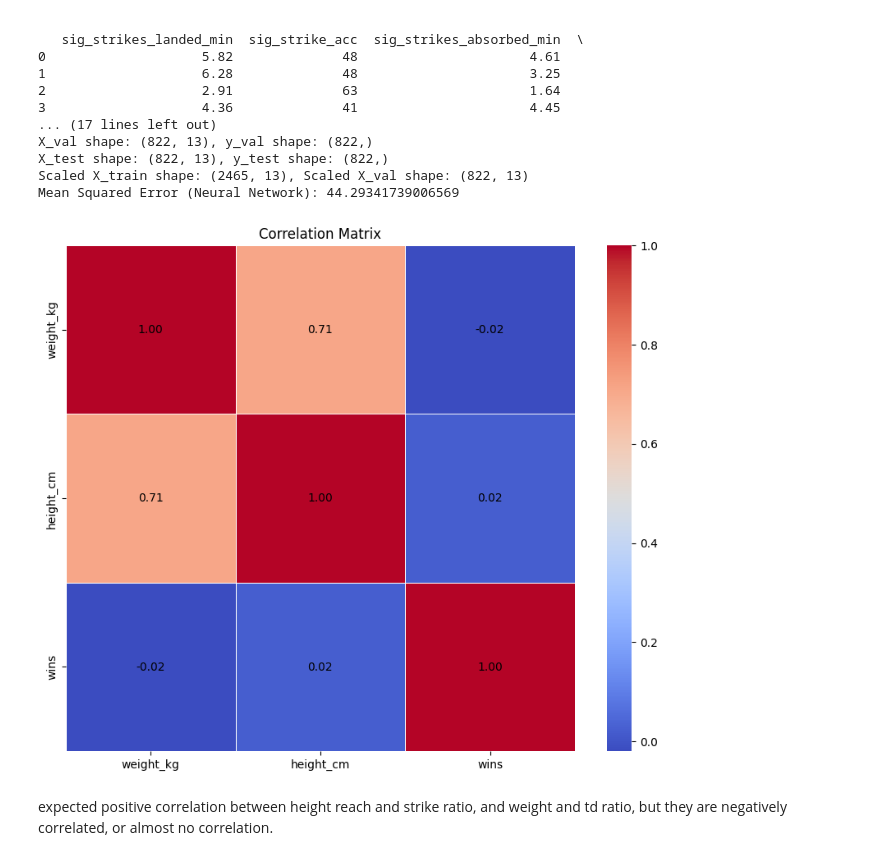
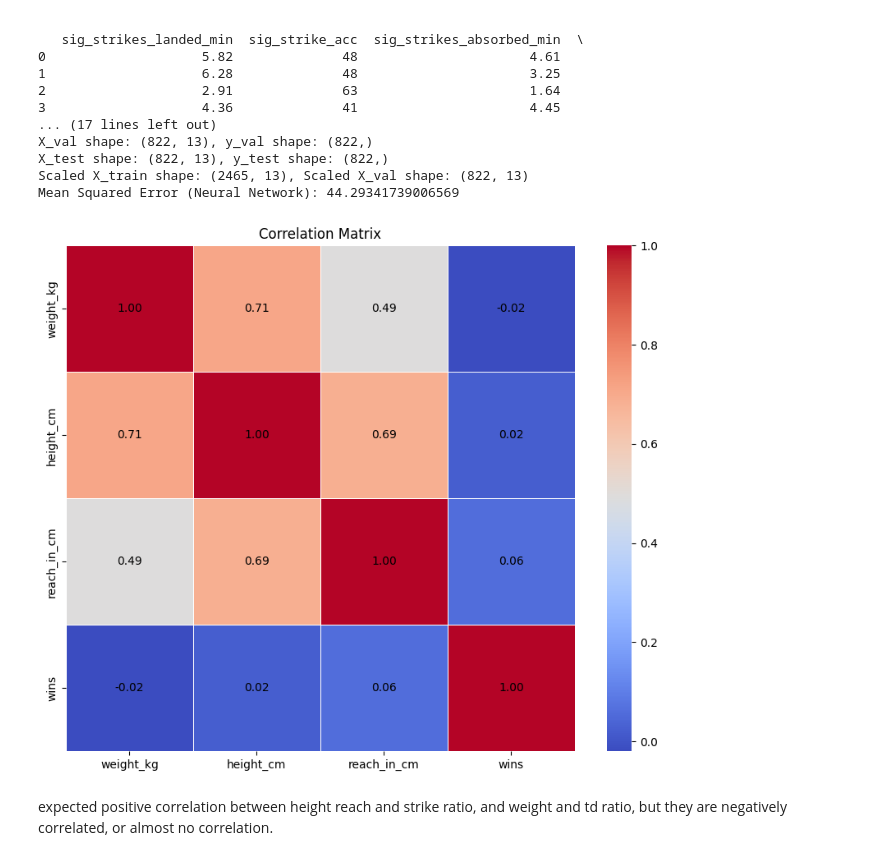
Before and after one commit to ImtiazAli1/INM701, a Jupyter notebook: cw.ipynb, the cells around one changed output. Saved outputs shown, nothing was run; the diff lists cells and outputs as text; code cells hidden in the pictures.

```diff
--- a/cw.ipynb
+++ b/cw.ipynb
@@ -247,35 +244,31 @@ Mean Squared Error (Neural Network): 44.29341739006569
 # %%
 import matplotlib.pyplot as plt
 import pandas as pd
 import os
 import seaborn as sns
 from datetime import datetime
 
 path = "."
 
 filename_read = os.path.join(path, "newufc.csv")
 df = pd.read_csv(filename_read, na_values=['NA', '?'])
 
-# Calculate strike and takedown ratio
-df['strikeratio'] = df['sig_strikes_landed_min'] / df['sig_strike_def']
-df['tdratio'] = df['avg_takedowns_landed_15_min'] / df['takedown_def']
-
 #correlation matrix
-corr_matrix = df[['weight_kg', 'height_cm','wins']].corr()
+corr_matrix = df[['weight_kg', 'height_cm','reach_in_cm','wins']].corr()
 
 # Plot the correlation matrix
 plt.figure(figsize=(10, 8))
 sns.heatmap(corr_matrix, cmap='coolwarm', fmt='.2f', linewidths=.5)
 plt.title('Correlation Matrix')
 
 # adding all correlations to the squares
 for i in range(len(corr_matrix)):
     for j in range(len(corr_matrix.columns)):
         plt.text(j + 0.5, i + 0.5, f"{corr_matrix.iloc[i, j]:.2f}", ha='center', va='center', fontsize=10)
 
 plt.show()
 # %% [output]
-[figure, old version]
+[figure, new version]
 # %% [markdown]
 expected positive correlation between height reach and strike ratio, and weight and td ratio, but they are negatively correlated, or almost no correlation.
 # %%
```
Also changed, not shown: parts of 4 cells of this notebook.
